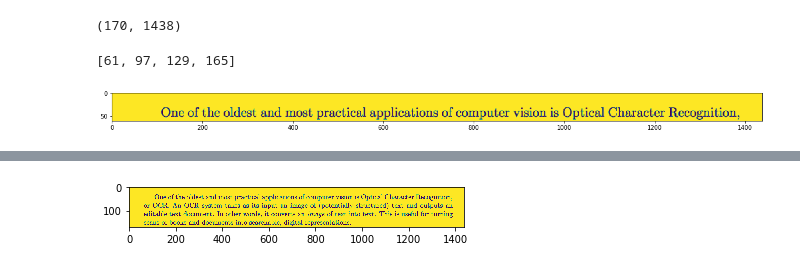
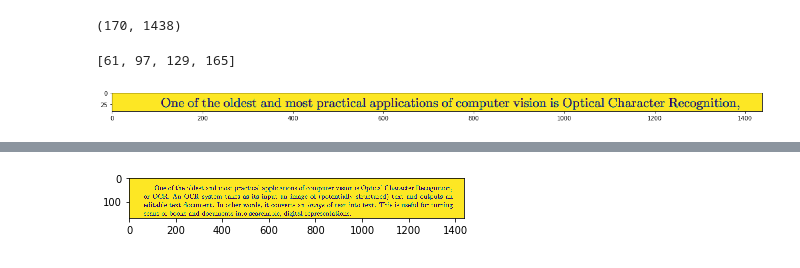
Before and after one commit to ssilwa/6.819-Final-Project, a Jupyter notebook: 6.819 Project.ipynb, the cells around one changed output, grey strips where cells are left out. Cells and saved outputs as stored; diff of their text form; code cells hidden in the pictures.

Commit message:
added some test images

```diff
--- a/6.819 Project.ipynb
+++ b/6.819 Project.ipynb
@@ -150,10 +150,10 @@ breakup_consecutive_paragraph(group_consecutives(result))
 [61, 97, 129, 165]
 # %%
 plt.figure(figsize=(20,10))
-plt.imshow(paragraphimg[0:61,:])
+plt.imshow(paragraphimg[20:61,:])
 plt.show()
 # %% [output]
-[figure, old version]
+[figure, new version]
 # %%
 newline = paragraphimg[0:61,:]
 line_pipeline(newline)
```
Also changed, not shown: 16 other files.
